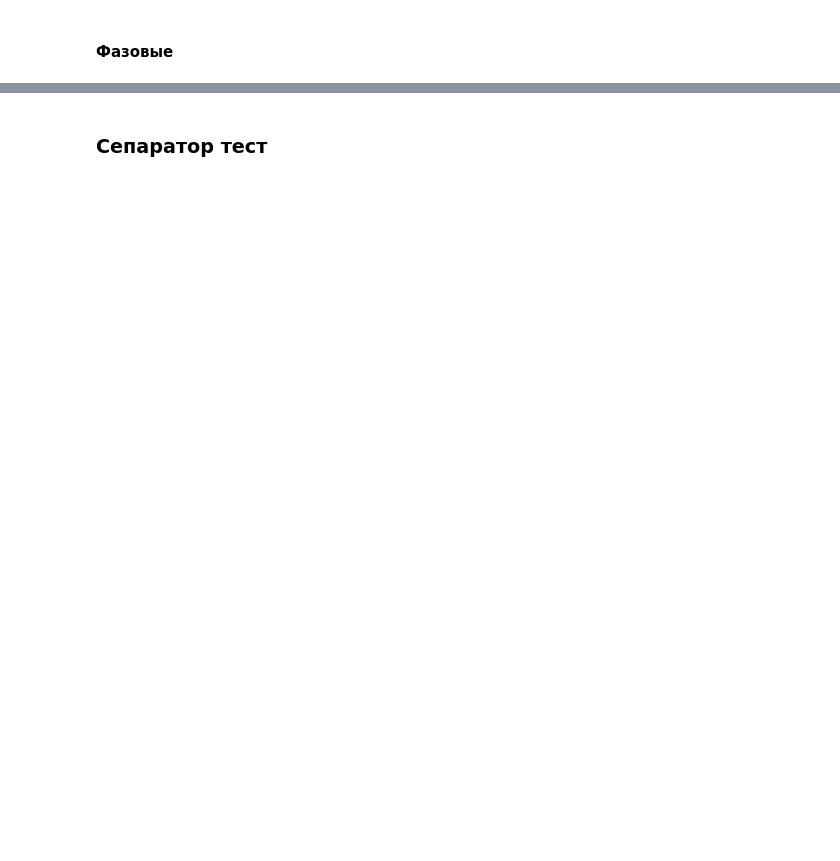
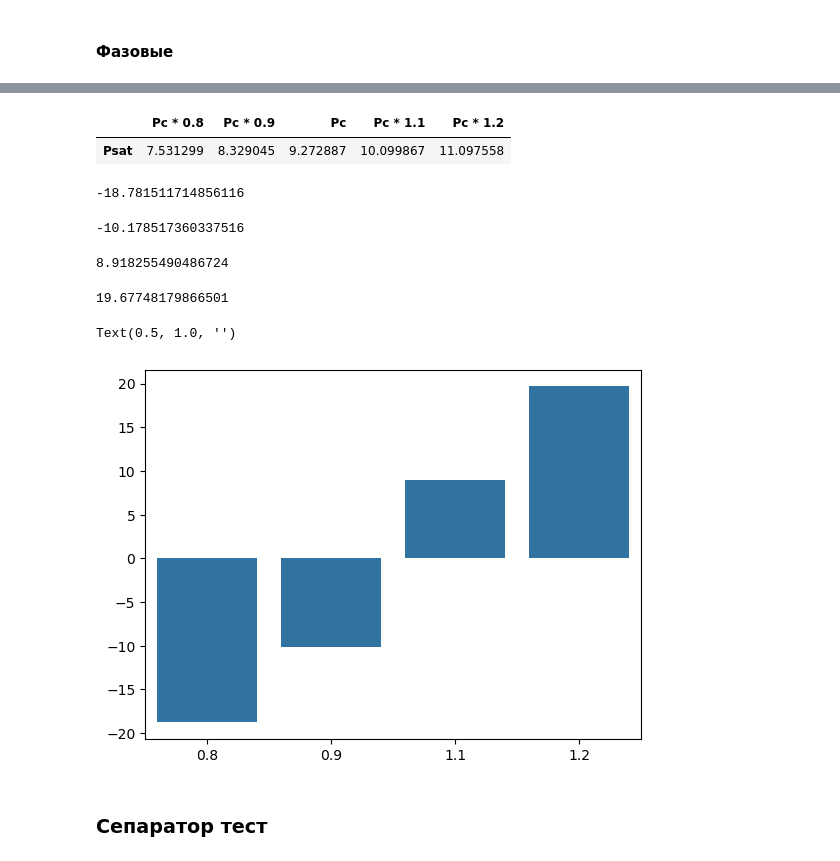
Before and after one commit to SidorenkoDD/BlackBoxFluid, a Jupyter notebook: code/notebook diss.ipynb, the cells around one changed output, grey strips where cells are left out. Saved outputs shown, nothing was run; the diff lists cells and outputs as text; code cells hidden in the pictures; blank space fills up the shorter version.

```diff
--- a/code/notebook diss.ipynb
+++ b/code/notebook diss.ipynb
@@ -1944,3 +2252,34 @@ plt.xlim(0, 100)
+# %%
+psat_df
+# %% [output]
+|  | Pc * 0.8 | Pc * 0.9 | Pc | Pc * 1.1 | Pc * 1.2 |
+| Psat | 7.531299 | 8.329045 | 9.272887 | 10.099867 | 11.097558 |
+# %%
+rel_diff_08 = ((psat_df['Pc * 0.8'] - psat_df['Pc'] )/ psat_df['Pc'])[0]
+rel_diff_08 * 100
+# %% [output]
+-18.781511714856116
+# %%
+rel_diff_09 = ((psat_df['Pc * 0.9'] - psat_df['Pc'] )/ psat_df['Pc'])[0]
+rel_diff_09 * 100
+# %% [output]
+-10.178517360337516
+# %%
+rel_diff_11 = ((psat_df['Pc * 1.1'] - psat_df['Pc'] )/ psat_df['Pc'])[0]
+rel_diff_11 * 100
+# %% [output]
+8.918255490486724
+# %%
+rel_diff_12 = ((psat_df['Pc * 1.2'] - psat_df['Pc'] )/ psat_df['Pc'])[0]
+rel_diff_12 * 100
+# %% [output]
+19.67748179866501
+# %%
+sns.barplot(x = ['0.8', '0.9', '1.1', '1.2'], y= [rel_diff_08 * 100, rel_diff_09 * 100, rel_diff_11 * 100, rel_diff_12 * 100])
+plt.title('')
+# %% [output]
+Text(0.5, 1.0, '')
+[figure, added]
 # %% [markdown]
 ### Сепаратор тест
 # %%
```
Also changed, not shown: parts of 80 cells of this notebook, 1 other file.
